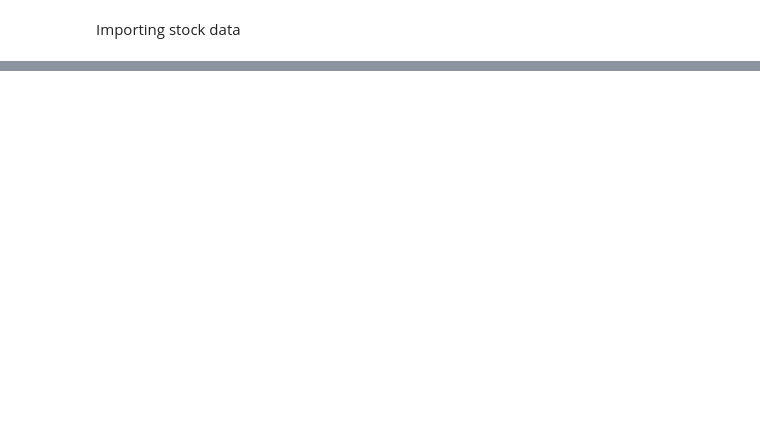
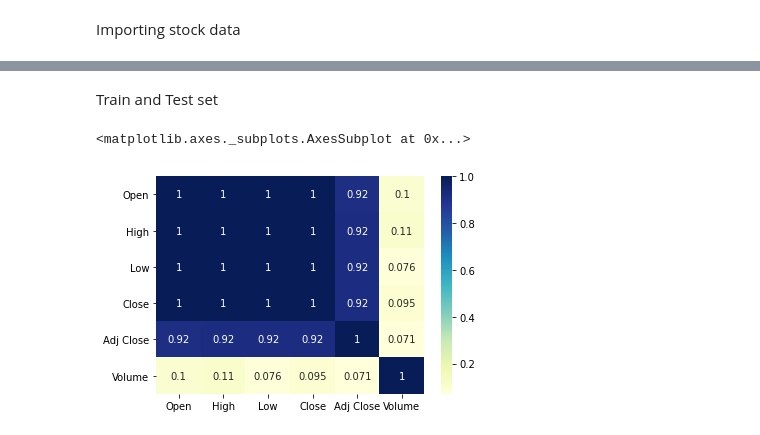
Before and after one commit to melaniaczobit/Predicting-AstraZeneca-Stock-Movement, a Jupyter notebook: AstraZeneca_Stock_Prices.ipynb, the cells around one changed output, grey strips where cells are left out. Cells and saved outputs as stored; diff of their text form; code cells hidden in the pictures; blank space fills up the shorter version.

```diff
--- a/AstraZeneca_Stock_Prices.ipynb
+++ b/AstraZeneca_Stock_Prices.ipynb
@@ -129,0 +28,3 @@ Long Short Term Memory (LSTM)
+# %%
+# get AZN data from Yahoo finance
+df = yf.download('AZN','2012-12-31','2020-01-01')
@@ -129,0 +61,3 @@ Long Short Term Memory (LSTM)
+# %%
+df = df.resample('D').bfill()
+df
@@ -129,0 +79,4 @@ Long Short Term Memory (LSTM)
+# %%
+# delete first row with date 2012-12-31. Needed to backfill row
+df = df.iloc[1:]
+df
@@ -129,0 +155,11 @@ Long Short Term Memory (LSTM)
+# %% [markdown]
+Train and Test set
+# %%
+train = df.iloc[:-730,:]
+test = df.iloc[-730:,:]
+# %%
+corr_matrix=train.corr()
+sns.heatmap(corr_matrix,cmap='YlGnBu',annot=True)
+# %% [output]
+<matplotlib.axes._subplots.AxesSubplot at 0x...>
+[figure, added]
```
Also changed, not shown: parts of 61 cells of this notebook.
